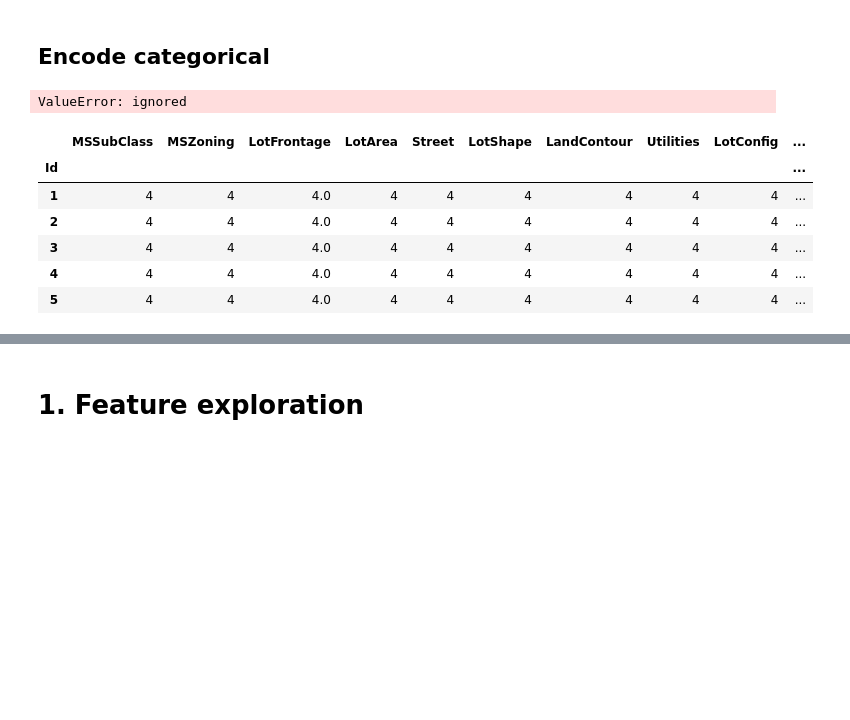
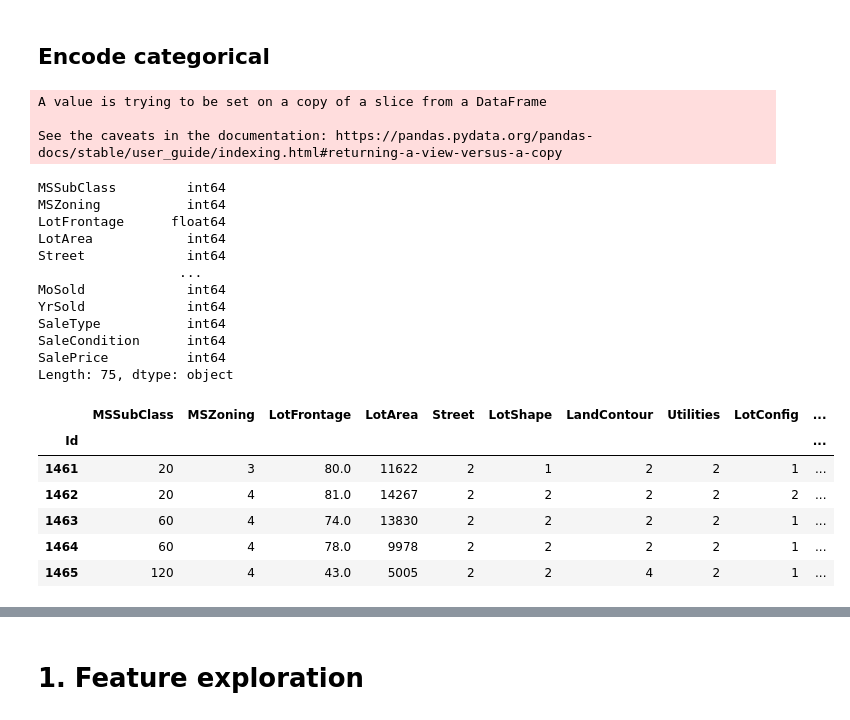
Before and after one commit to PashaIanko/Kaggle.HousePrices, a Jupyter notebook: House_Prices.ipynb, the cells around one changed output, grey strips where cells are left out. Cells and saved outputs as stored; diff of their text form; code cells hidden in the pictures; blank space fills up the shorter version.

Commit message:
Encoded categoricals in suitable order

```diff
--- a/House_Prices.ipynb
+++ b/House_Prices.ipynb
@@ -485,42 +505,44 @@ plot(cat_features[11])
     - Remove column
 # %% [markdown]
 ## **Encode categorical**
-# %%
-def get_order(feature):
-    # Impose order depending on the median price
-    subset = train[[feature, 'SalePrice']]
-    s = subset.groupby([feature]).median().sort_values(by='SalePrice')
-    return list(s.index)
-
-def prepare_labels(ordered_features):
-    return {k: ordered_features.index(k) + 1 for k in ordered_features}
-    #return [[f, ordered_features.index(f) + 1] for f in ordered_features]
-
-class CatEncoder(Transformer):
-    def __init__(self):
-        super().__init__()
-
-    def transform(df, col, dictionary):
-        # dict with cat_feature_name: new_value
-        for name, new_val in dictionary.items():
-            df[col].mask(df == name, new_val)  # loc[(df[col] == name)] = new_val
-
-for feature in cat_features[0:2]:
-    order = get_order(feature)  # median ascending order
-    labels = prepare_labels(f)
-
-    CatEncoder.transform(train, feature, labels)
-# %% [output]
-ValueError: ignored
+# %%
+for f in cat_features:
+    order = get_order(train, f)
+
+    labels_dict = prepare_labels(order)
+    labels_dict.update({'Missing': 0})
+
+    CatEncoder.transform(train, f, labels_dict)
+    CatEncoder.transform(test, f, labels_dict)
+
+    train[f] = train[f].astype('int64')
+    test[f] = test[f].astype('int64')
+# %% [output]
+A value is trying to be set on a copy of a slice from a DataFrame
+
+See the caveats in the documentation: https://pandas.pydata.org/pandas-docs/stable/user_guide/indexing.html#returning-a-view-versus-a-copy
 # %%
-train.head()
+train.dtypes
 # %% [output]
-|  | MSSubClass | MSZoning | LotFrontage | LotArea | Street | LotShape | LandContour | Utilities | LotConfig | ... |
-| Id |  |  |  |  |  |  |  |  |  | ... |
-| 1 | 4 | 4 | 4.0 | 4 | 4 | 4 | 4 | 4 | 4 | ... |
-| 2 | 4 | 4 | 4.0 | 4 | 4 | 4 | 4 | 4 | 4 | ... |
-| 3 | 4 | 4 | 4.0 | 4 | 4 | 4 | 4 | 4 | 4 | ... |
-| 4 | 4 | 4 | 4.0 | 4 | 4 | 4 | 4 | 4 | 4 | ... |
-| 5 | 4 | 4 | 4.0 | 4 | 4 | 4 | 4 | 4 | 4 | ... |
+MSSubClass         int64
+MSZoning           int64
+LotFrontage      float64
+LotArea            int64
+Street             int64
+                  ...
+MoSold             int64
+YrSold             int64
+SaleType           int64
+SaleCondition      int64
+SalePrice          int64
+Length: 75, dtype: object
 # %%
-train.head()
+test.head()
+# %% [output]
+|  | MSSubClass | MSZoning | LotFrontage | LotArea | Street | LotShape | LandContour | Utilities | LotConfig | ... |
+| Id |  |  |  |  |  |  |  |  |  | ... |
+| 1461 | 20 | 3 | 80.0 | 11622 | 2 | 1 | 2 | 2 | 1 | ... |
+| 1462 | 20 | 4 | 81.0 | 14267 | 2 | 2 | 2 | 2 | 2 | ... |
+| 1463 | 60 | 4 | 74.0 | 13830 | 2 | 2 | 2 | 2 | 1 | ... |
+| 1464 | 60 | 4 | 78.0 | 9978 | 2 | 2 | 2 | 2 | 1 | ... |
+| 1465 | 120 | 4 | 43.0 | 5005 | 2 | 2 | 4 | 2 | 1 | ... |
```
Also changed, not shown: parts of 14 cells of this notebook.
